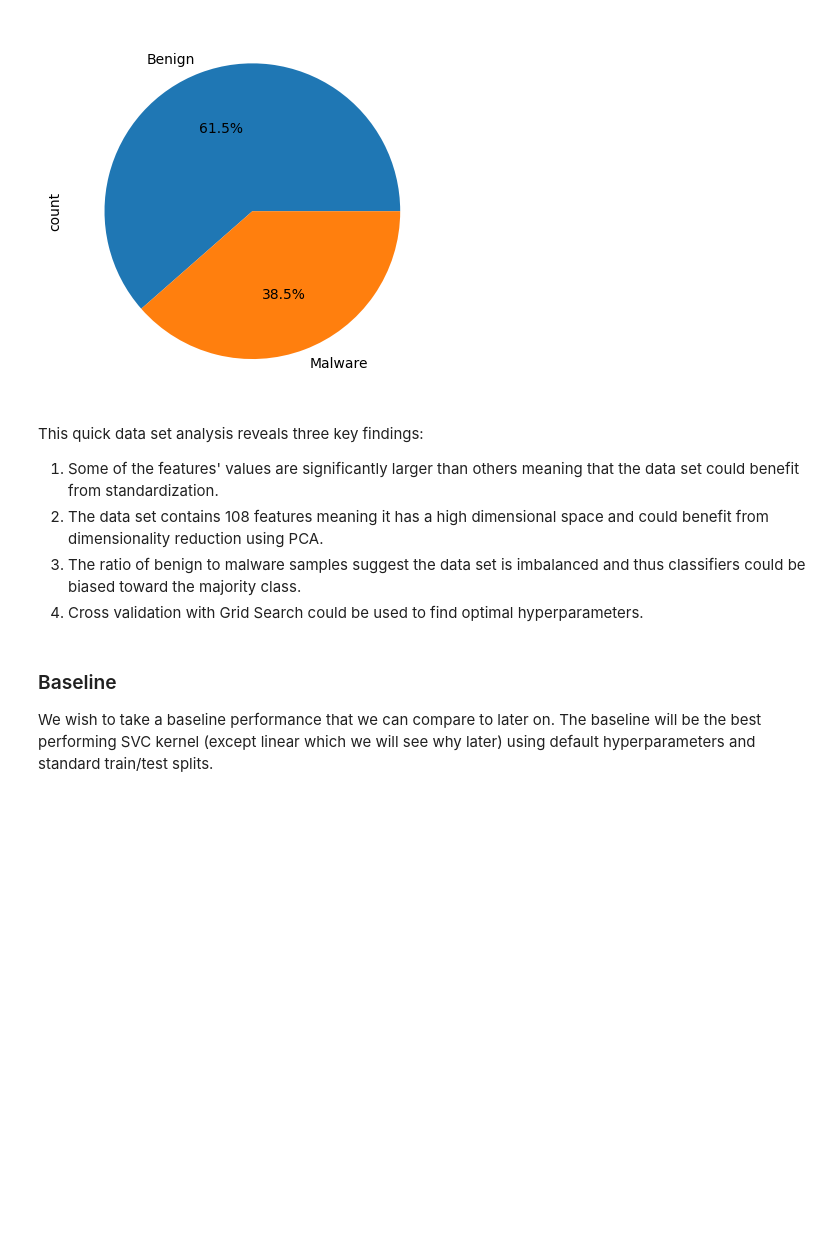
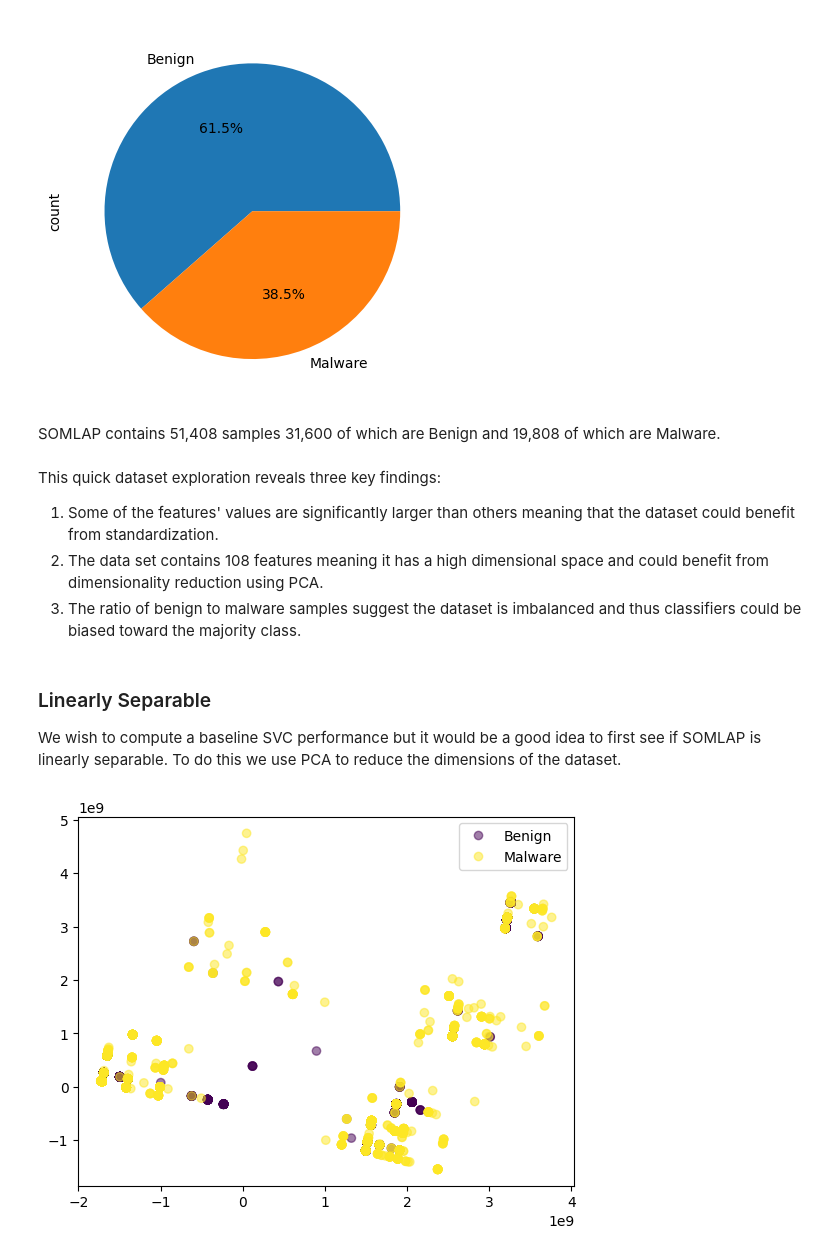
Before and after one commit to rios240/CS345-Project-Report, a Jupyter notebook: tylerios-final-report.ipynb, the cells around one changed output. Drawn from its saved outputs; the diff is of its cells as text; code cells hidden in the pictures; blank space fills up the shorter version.

```diff
--- a/tylerios-final-report.ipynb
+++ b/tylerios-final-report.ipynb
@@ -72,22 +58,27 @@ somlap['class'].value_counts().plot(kind="pie",autopct="%1.1f%%", labels=['Benig
 plt.show()
 # %% [output]
 [figure]
+# %% [markdown]
+SOMLAP contains 51,408 samples 31,600 of which are Benign and 19,808 of which are Malware.
 # %% [markdown]
-This quick data set analysis reveals three key findings:
-1. Some of the features' values are significantly larger than others meaning that the data set could benefit from standardization.
+This quick dataset exploration reveals three key findings:
+1. Some of the features' values are significantly larger than others meaning that the dataset could benefit from standardization.
 2. The data set contains 108 features meaning it has a high dimensional space and could benefit from dimensionality reduction using PCA.
-3. The ratio of benign to malware samples suggest the data set is imbalanced and thus classifiers could be biased toward the majority class.
-4. Cross validation with Grid Search could be used to find optimal hyperparameters.
+3. The ratio of benign to malware samples suggest the dataset is imbalanced and thus classifiers could be biased toward the majority class.
 # %% [markdown]
-### Baseline
-We wish to take a baseline performance that we can compare to later on. The baseline will be the best performing SVC kernel (except linear which we will see why later) using default hyperparameters and standard train/test splits.
+### Linearly Separable
+We wish to compute a baseline SVC performance but it would be a good idea to first see if SOMLAP is linearly separable. To do this we use PCA to reduce the dimensions of the dataset.
 # %%
-from sklearn.model_selection import train_test_split
-from sklearn.svm import SVC
-from sklearn.metrics import balanced_accuracy_score
 from sklearn.decomposition import PCA
-from sklearn.preprocessing import StandardScaler
-from sklearn.utils import parallel_backend
 
-somlap_X = somlap.drop('class', axis=1).values
-somlap_y = somlap['class'].values
+X_somlap = somlap.drop('class', axis=1).values
+y_somlap = somlap['class'].values
+# %%
+# Reduce down to 2 components.
+n_components = 10
+X_somlap_reduced = PCA(n_components=n_components).fit_transform(X_somlap)
+scatter = plt.scatter(X_somlap_reduced[:, 0], X_somlap_reduced[:, 1], alpha=0.5, c=y_somlap)
+plt.legend(handles=scatter.legend_elements()[0], labels=['Benign', 'Malware'])
+plt.show()
+# %% [output]
+[figure, added]
```
Also changed, not shown: parts of 47 cells of this notebook.
